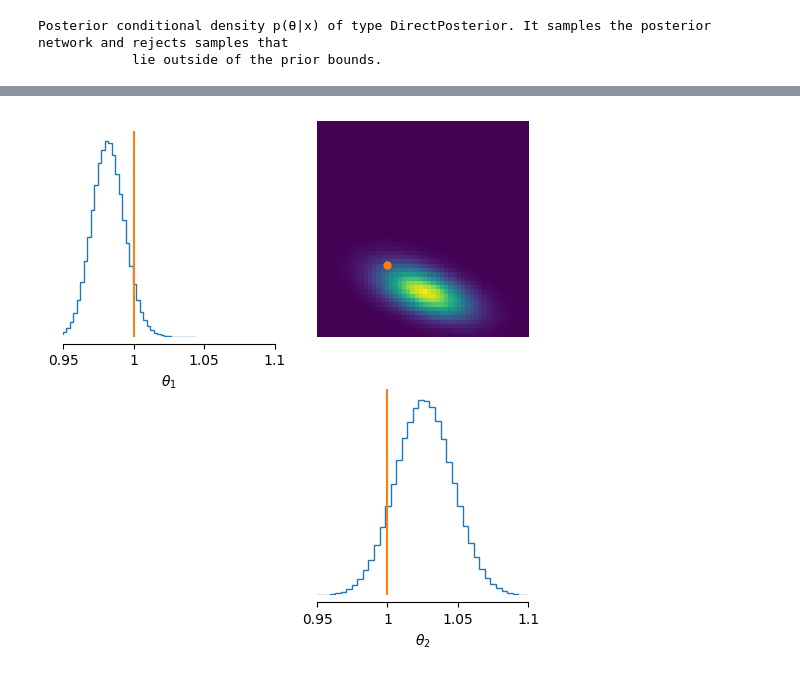
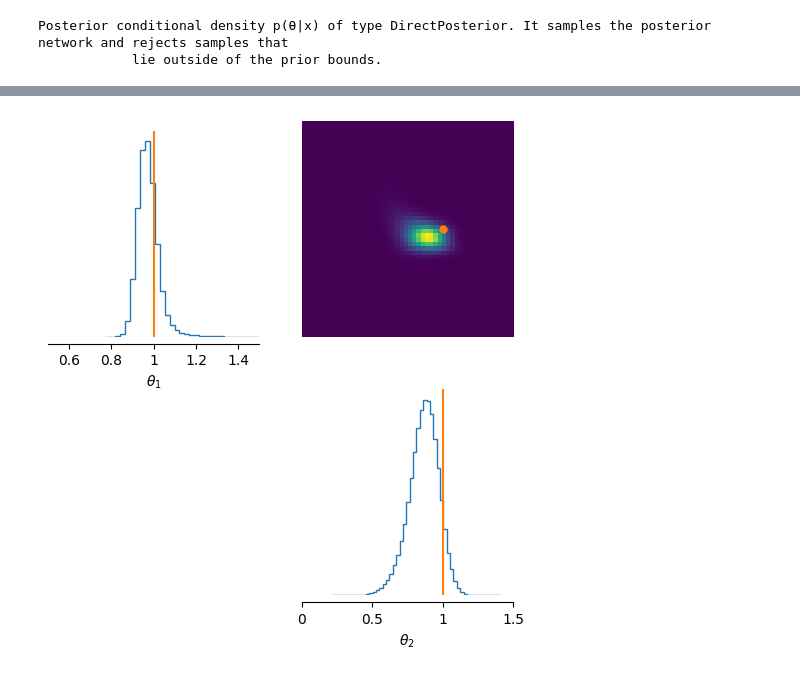
Before and after one commit to jacopocarotenuto/SBI_RedBloodCells, a Jupyter notebook: Jacopo's Experiments/DampenedOscillatore.ipynb, the cells around one changed output, grey strips where cells are left out. Drawn from its saved outputs; the diff is of its cells as text; code cells hidden in the pictures.

```diff
--- a/Jacopo's Experiments/DampenedOscillatore.ipynb
+++ b/Jacopo's Experiments/DampenedOscillatore.ipynb
@@ -23,10 +115,15 @@ To enable the following instructions: AVX2 AVX512F AVX512_VNNI FMA, in other ope
 # %%
 # Define the simulator. This is one of the TWO bottlenecks of the pipeline
 def Simulator(theta):
-    omega, phi = theta
-    trace = torch.zeros((1,100))
+    A, omega = theta
+    trace = np.zeros((1,100))
     for t in np.arange(0, 10, 0.1):
-        trace[0,int(t*10)] = np.sin(omega * t + phi)
-    return trace.reshape_as(torch.zeros((100)))
+        trace[0,int(t*10)] = A*np.sin(omega * t) + np.random.randn()*0.1
+
+    cxx = stat_corr_single(trace[0],0.1,np.arange(0,10,0.1),1)
+    trace = stat_s_redx(cxx, 1, np.arange(0,10,0.1))[2]
+
+    tra = torch.from_numpy(trace[1:])
+    return tra.reshape_as(torch.zeros((99)))
 
 true_theta = torch.tensor([1, 1])
@@ -75,6 +167,6 @@ inference = SNPE(prior=Prior)
 # %%
 # THE SIMULATION CAN BE DONE ELSEWHERE!!! With this function it seems that the prior is sampled randomly.
 # This bitch don't parallelize, its a lie!!
-theta, x = simulate_for_sbi(Simulator, proposal=Prior, num_simulations=10000, num_workers=1)
+theta, x = simulate_for_sbi(Simulator, proposal=Prior, num_simulations=10000, num_workers=-1)
 theta
 # %% [output]
@@ -118,12 +210,12 @@ torch.Size([1, 100])
 # %%
 samples = posterior.sample((1000000,), x=x_obs)
-_ = analysis.pairplot(samples, points=theta_true, limits=[[0.95, 1.1], [0.95, 1.1]], figsize=(6, 6), labels=[r"$\theta_1$", r"$\theta_2$"])
+_ = analysis.pairplot(samples, points=theta_true, limits=[[0.5, 1.5], [0, 1.5]], figsize=(6, 6), labels=[r"$\theta_1$", r"$\theta_2$"])
 
 # I really don't like this error! More samples don't seem to help. The distribution is the same anyway... Look at the multi-round inference
 # More simulation to train the neural network in this case worsened the results...
 # See plot in the end of the notebook for visual error
 # %% [output]
-[figure, old version]
+[figure, new version]
 # %%
 # first sample an alternative parameter set from the prior
 theta_diff = Prior.sample((1,))
```
Also changed, not shown: parts of 11 cells of this notebook, 3 other files.
